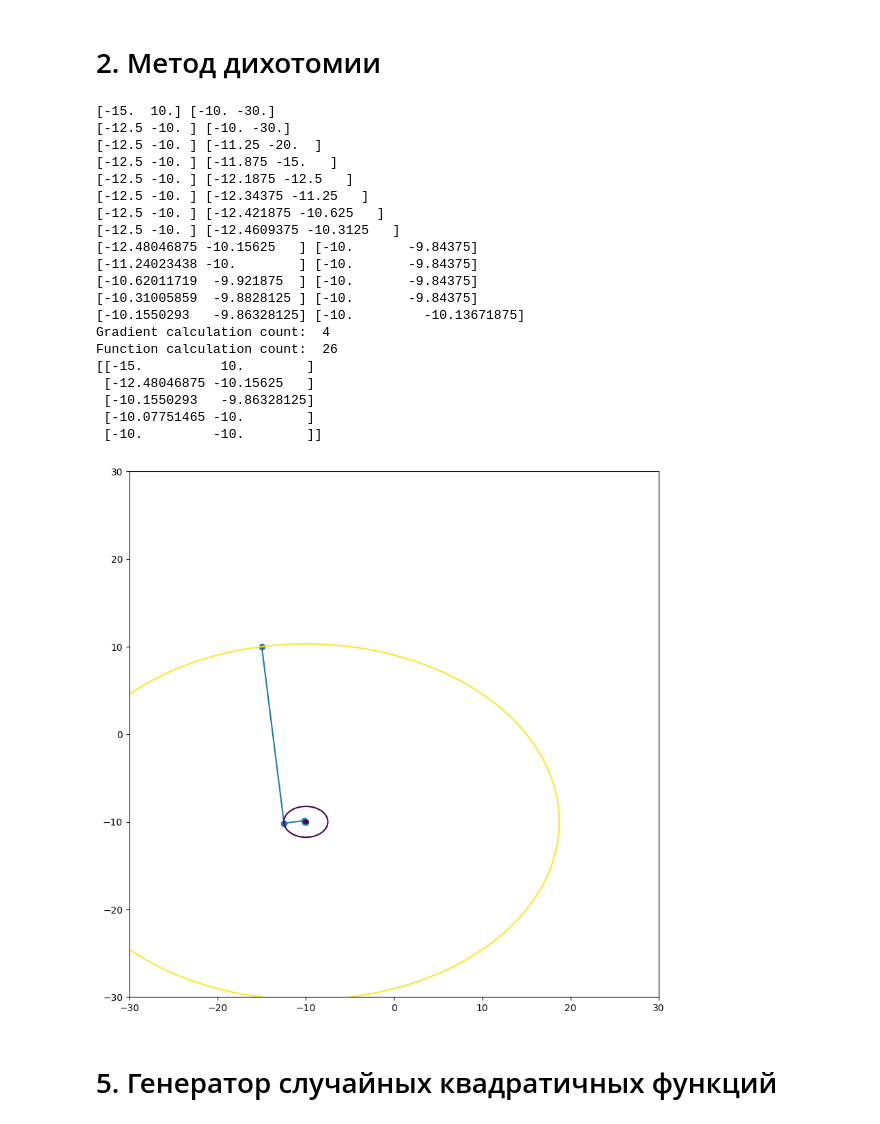
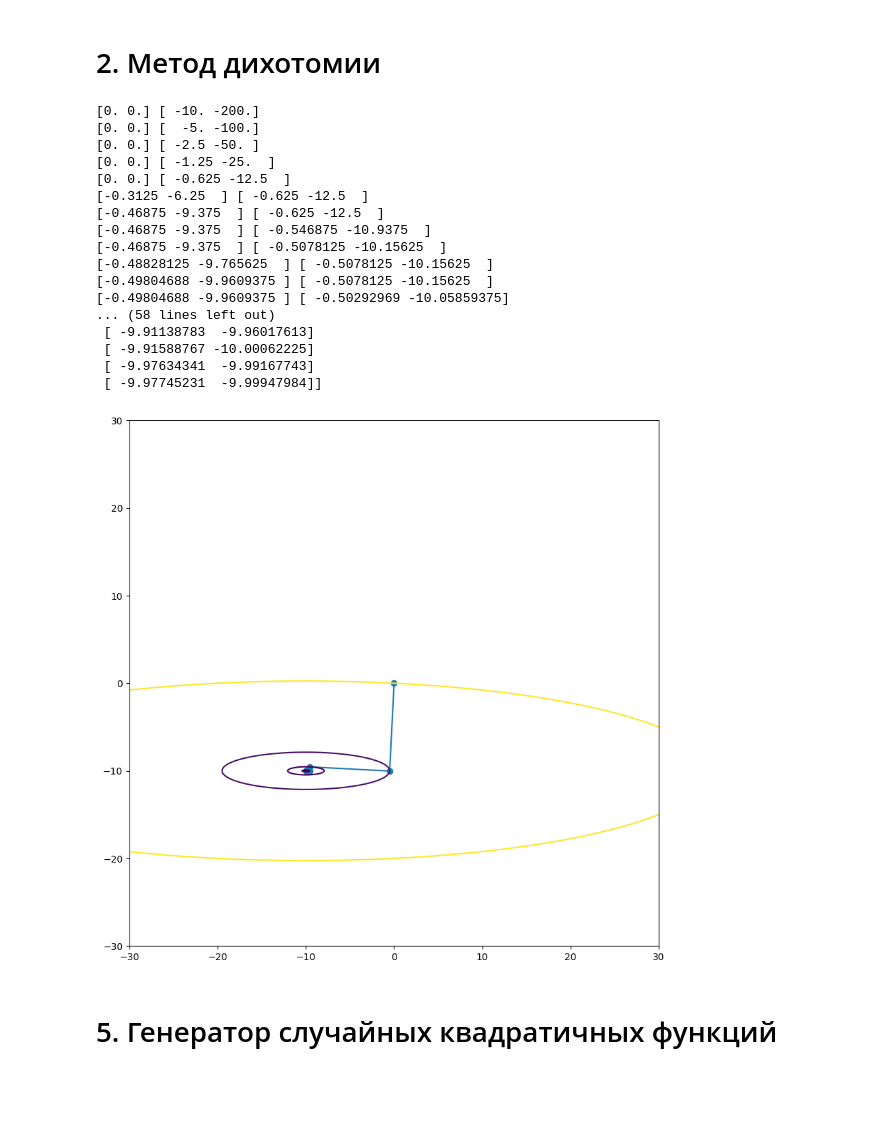
Before and after one commit to MegaVerkruzo/Methods-Optimization, a Jupyter notebook: Lab_1 (1).ipynb, the cells around one changed output. Saved outputs shown, nothing was run; the diff lists cells and outputs as text; code cells hidden in the pictures; blank space fills up the shorter version.

```diff
--- a/Lab_1 (1).ipynb
+++ b/Lab_1 (1).ipynb
@@ -6,7 +6,7 @@ plt.rcParams["figure.figsize"] = (10,10)
 # 1. Градиентный спуск с постоянным шагом
 # %%
 alpha = 1
-beta = 2
+beta = 20
 def f1(x, y):
     return alpha * (x + 10) ** 2 + beta * (y + 10) ** 2
 
@@ -61,6 +63,7 @@ def dichotomy_method(f, grad, current, res_eps, eps):
     grad_cnt += 1
     gradient = np.array(grad(current[0], current[1]))
     interval = [current, current - gradient]
+    gradient /= np.linalg.norm(gradient)
     a, b = interval[0], interval[1]
     x = (a + b) / 2
     while np.linalg.norm(b - a) > eps:
@@ -86,29 +89,26 @@ def dichotomy_method(f, grad, current, res_eps, eps):
   plt.plot(points[:, 0], points[:, 1], 'o-')
   plt.contour(X, Y, f(X, Y), levels=sorted([f(p[0], p[1]) for p in points]))
 # %%
-dichotomy_method(f2, grad_f2, [-15.0, 10.0], 0.1, 0.5)
+dichotomy_method(f2, grad_f2, [0.0, 0.0], 0.01, 0.01)
 # %% [output]
-[-15.  10.] [-10. -30.]
-[-12.5 -10. ] [-10. -30.]
-[-12.5 -10. ] [-11.25 -20.  ]
-[-12.5 -10. ] [-11.875 -15.   ]
-[-12.5 -10. ] [-12.1875 -12.5   ]
-[-12.5 -10. ] [-12.34375 -11.25   ]
-[-12.5 -10. ] [-12.421875 -10.625   ]
-[-12.5 -10. ] [-12.4609375 -10.3125   ]
-[-12.48046875 -10.15625   ] [-10.       -9.84375]
-[-11.24023438 -10.        ] [-10.       -9.84375]
-[-10.62011719  -9.921875  ] [-10.       -9.84375]
-[-10.31005859  -9.8828125 ] [-10.       -9.84375]
-[-10.1550293   -9.86328125] [-10.         -10.13671875]
-Gradient calculation count:  4
-Function calculation count:  26
-[[-15.          10.        ]
- [-12.48046875 -10.15625   ]
- [-10.1550293   -9.86328125]
- [-10.07751465 -10.        ]
- [-10.         -10.        ]]
+[0. 0.] [ -10. -200.]
+[0. 0.] [  -5. -100.]
+[0. 0.] [ -2.5 -50. ]
+[0. 0.] [ -1.25 -25.  ]
+[0. 0.] [ -0.625 -12.5  ]
+[-0.3125 -6.25  ] [ -0.625 -12.5  ]
+[-0.46875 -9.375  ] [ -0.625 -12.5  ]
+[-0.46875 -9.375  ] [ -0.546875 -10.9375  ]
+[-0.46875 -9.375  ] [ -0.5078125 -10.15625  ]
+[-0.48828125 -9.765625  ] [ -0.5078125 -10.15625  ]
+[-0.49804688 -9.9609375 ] [ -0.5078125 -10.15625  ]
+[-0.49804688 -9.9609375 ] [ -0.50292969 -10.05859375]
+... (58 lines left out)
+ [ -9.91138783  -9.96017613]
+ [ -9.91588767 -10.00062225]
+ [ -9.97634341  -9.99167743]
+ [ -9.97745231  -9.99947984]]
-[figure, old version]
+[figure, new version]
 # %% [markdown]
 # 5. Генератор случайных квадратичных функций
 # %%
```
Also changed, not shown: parts of 2 cells of this notebook.
